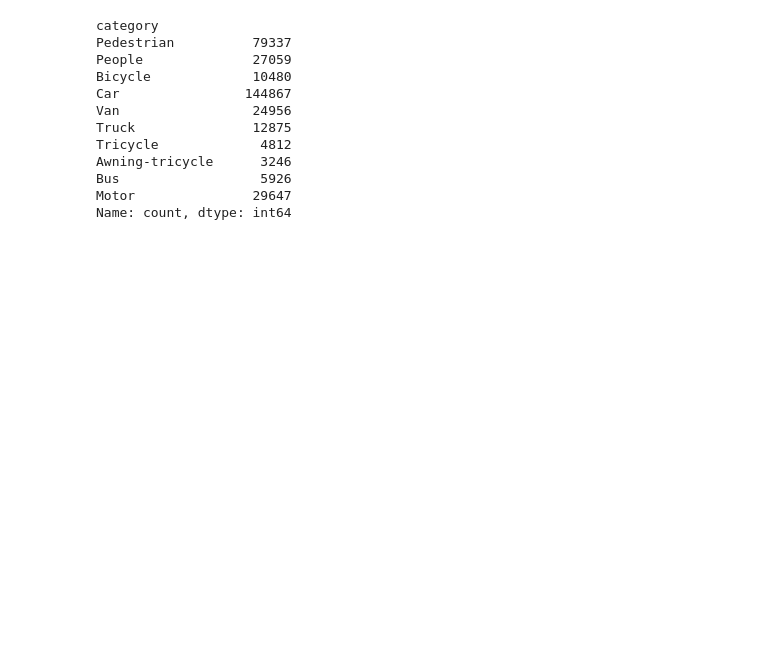
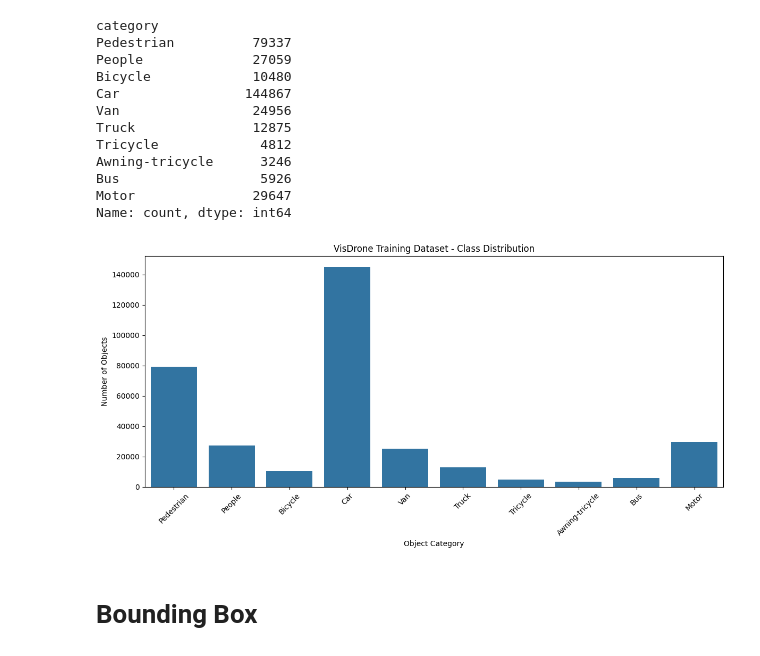
Before and after one commit to Tdhairya2325/UAV-Intelligence-System, a Jupyter notebook: notebooks/01_data_collection.ipynb, the cells around one changed output. Drawn from its saved outputs; the diff is of its cells as text; code cells hidden in the pictures; blank space fills up the shorter version.

```diff
--- a/notebooks/01_data_collection.ipynb
+++ b/notebooks/01_data_collection.ipynb
@@ -261,3 +261,21 @@ Awning-tricycle      3246
 Bus                  5926
 Motor               29647
 Name: count, dtype: int64
+# %%
+plt.figure(figsize=(12, 6))
+
+sns.barplot(
+    x=class_distribution.index,
+    y=class_distribution.values
+)
+
+plt.title("VisDrone Training Dataset - Class Distribution")
+plt.xlabel("Object Category")
+plt.ylabel("Number of Objects")
+plt.xticks(rotation=45)
+plt.tight_layout()
+plt.show()
+# %% [output]
+[figure, added]
+# %% [markdown]
+# **Bounding Box**
```
Also changed, not shown: parts of 2 cells of this notebook.
